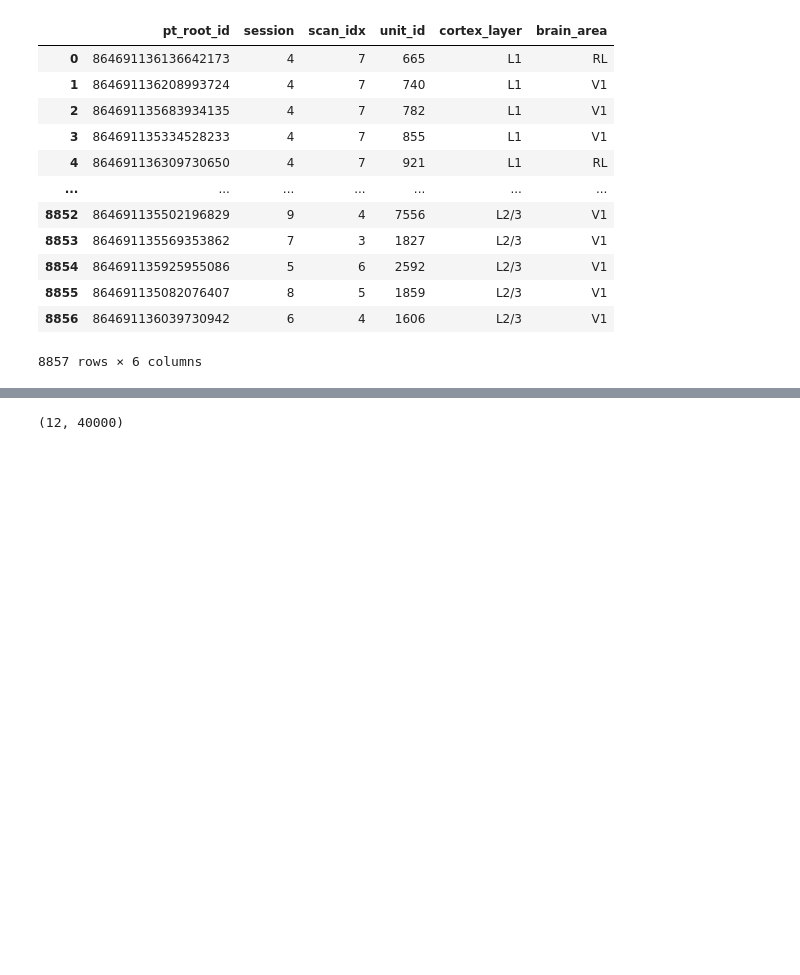
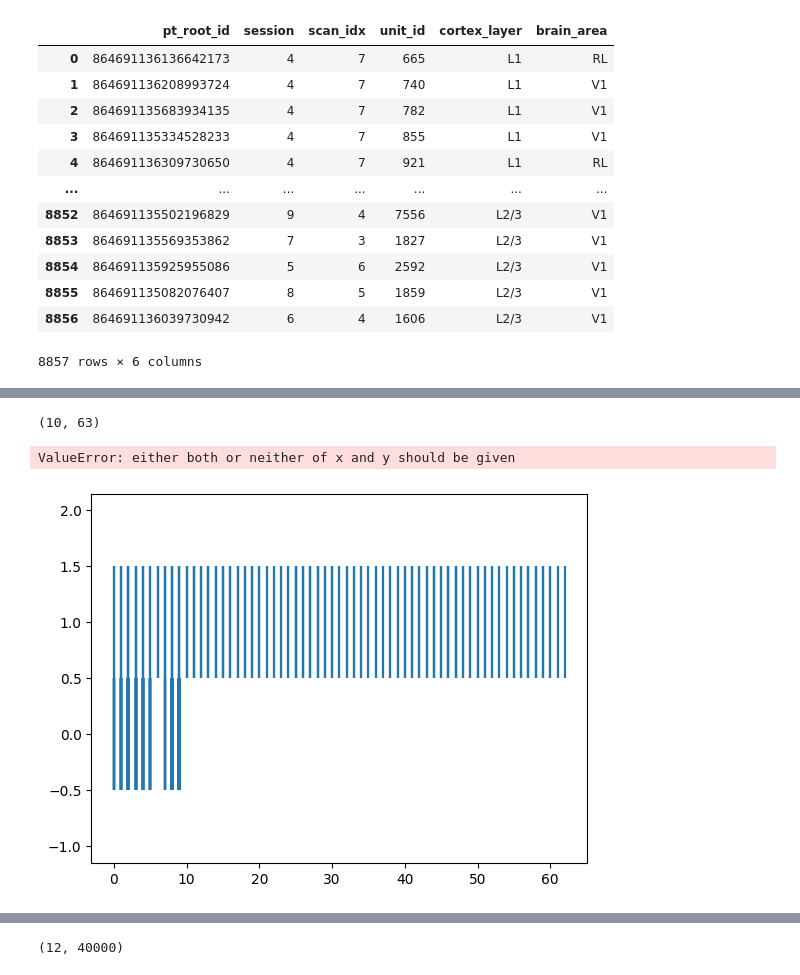
Before and after one commit to darioliscai/microns_phase3_nda, a Jupyter notebook: my_tests/tests.ipynb, the cells around one changed output, grey strips where cells are left out. Cells and saved outputs as stored; diff of their text form; code cells hidden in the pictures; blank space fills up the shorter version.

```diff
--- a/my_tests/tests.ipynb
+++ b/my_tests/tests.ipynb
@@ -46,0 +258,12 @@ Total: 168971
+# %%
+oracle_traces[:,0,:].shape
+# %% [output]
+(10, 63)
+# %%
+np.where(oracle_traces[:,1,:] >= np.median(oracle_traces[:,1,:]))
+# %% [output]
+ValueError: either both or neither of x and y should be given
+# %%
+plt.eventplot(np.where(oracle_traces[:,1,:] >= np.median(oracle_traces[:,1,:])));
+# %% [output]
+[figure, added]
```
Also changed, not shown: parts of 57 cells of this notebook, 8 other files.
